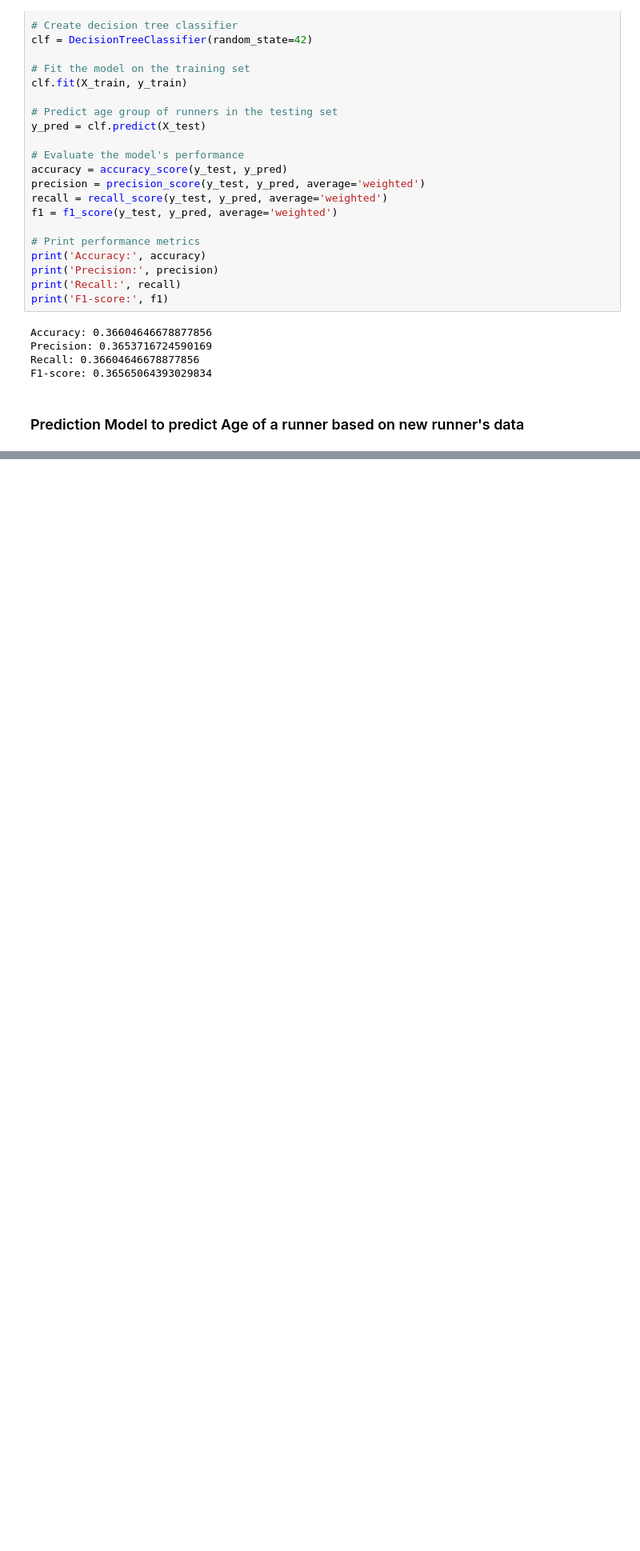
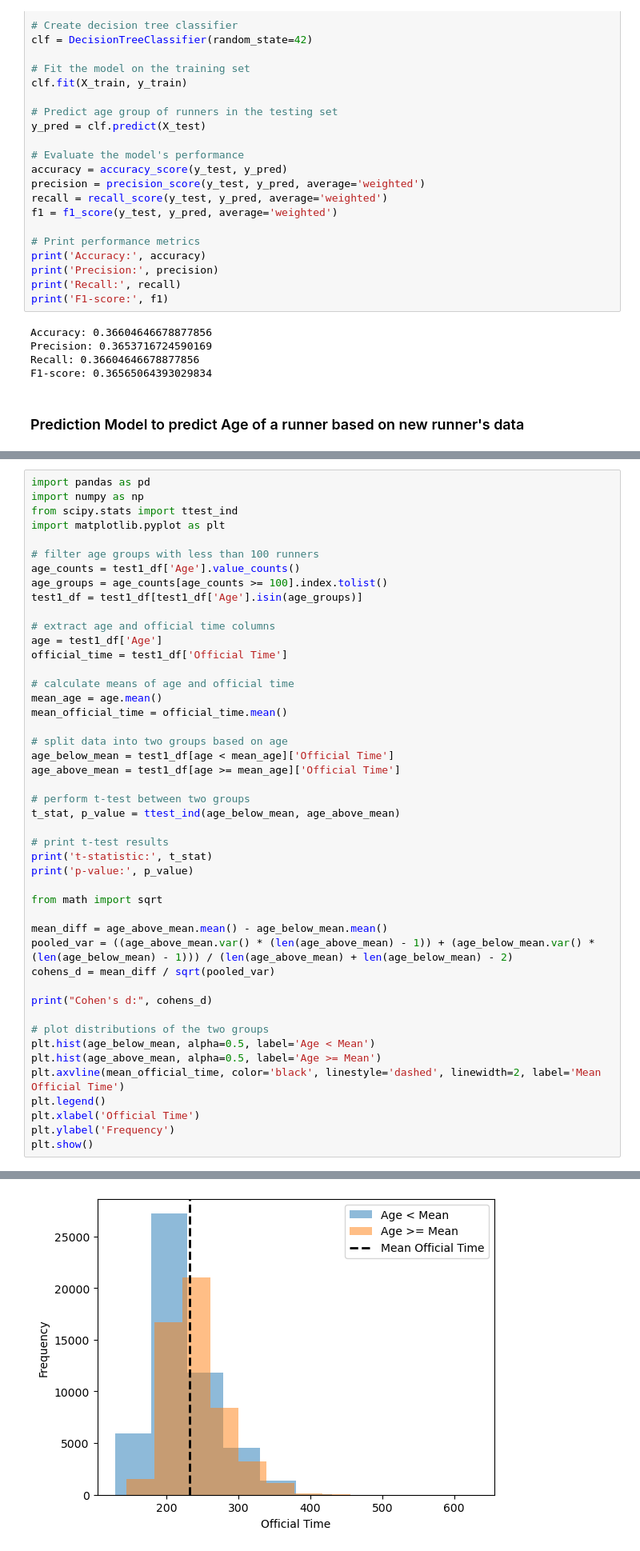
Before and after one commit to karthiksneu/boston-marathon-analysis, a Jupyter notebook: BostonMarathon.ipynb, the cells around one changed output, grey strips where cells are left out. Shown at 80% size. Cells and saved outputs as stored; diff of their text form; blank space fills up the shorter version.

```diff
--- a/BostonMarathon.ipynb
+++ b/BostonMarathon.ipynb
@@ -820,0 +725,47 @@ t = -70.073, p = 0.00000000
+# %%
+import pandas as pd
+import numpy as np
+from scipy.stats import ttest_ind
+import matplotlib.pyplot as plt
+
+# filter age groups with less than 100 runners
+age_counts = test1_df['Age'].value_counts()
+age_groups = age_counts[age_counts >= 100].index.tolist()
+test1_df = test1_df[test1_df['Age'].isin(age_groups)]
+
+# extract age and official time columns
+age = test1_df['Age']
+official_time = test1_df['Official Time']
+
+# calculate means of age and official time
+mean_age = age.mean()
+mean_official_time = official_time.mean()
+
+# split data into two groups based on age
+age_below_mean = test1_df[age < mean_age]['Official Time']
+age_above_mean = test1_df[age >= mean_age]['Official Time']
+
+# perform t-test between two groups
+t_stat, p_value = ttest_ind(age_below_mean, age_above_mean)
+
+# print t-test results
+print('t-statistic:', t_stat)
+print('p-value:', p_value)
+
+from math import sqrt
+
+mean_diff = age_above_mean.mean() - age_below_mean.mean()
+pooled_var = ((age_above_mean.var() * (len(age_above_mean) - 1)) + (age_below_mean.var() * (len(age_below_mean) - 1))) / (len(age_above_mean) + len(age_below_mean) - 2)
+cohens_d = mean_diff / sqrt(pooled_var)
+
+print("Cohen's d:", cohens_d)
+
+# plot distributions of the two groups
+plt.hist(age_below_mean, alpha=0.5, label='Age < Mean')
+plt.hist(age_above_mean, alpha=0.5, label='Age >= Mean')
+plt.axvline(mean_official_time, color='black', linestyle='dashed', linewidth=2, label='Mean Official Time')
+plt.legend()
+plt.xlabel('Official Time')
+plt.ylabel('Frequency')
+plt.show()
+# %% [output]
@@ -820,0 +775 @@ t = -70.073, p = 0.00000000
+[figure, added]
```
Also changed, not shown: parts of 20 cells of this notebook.
